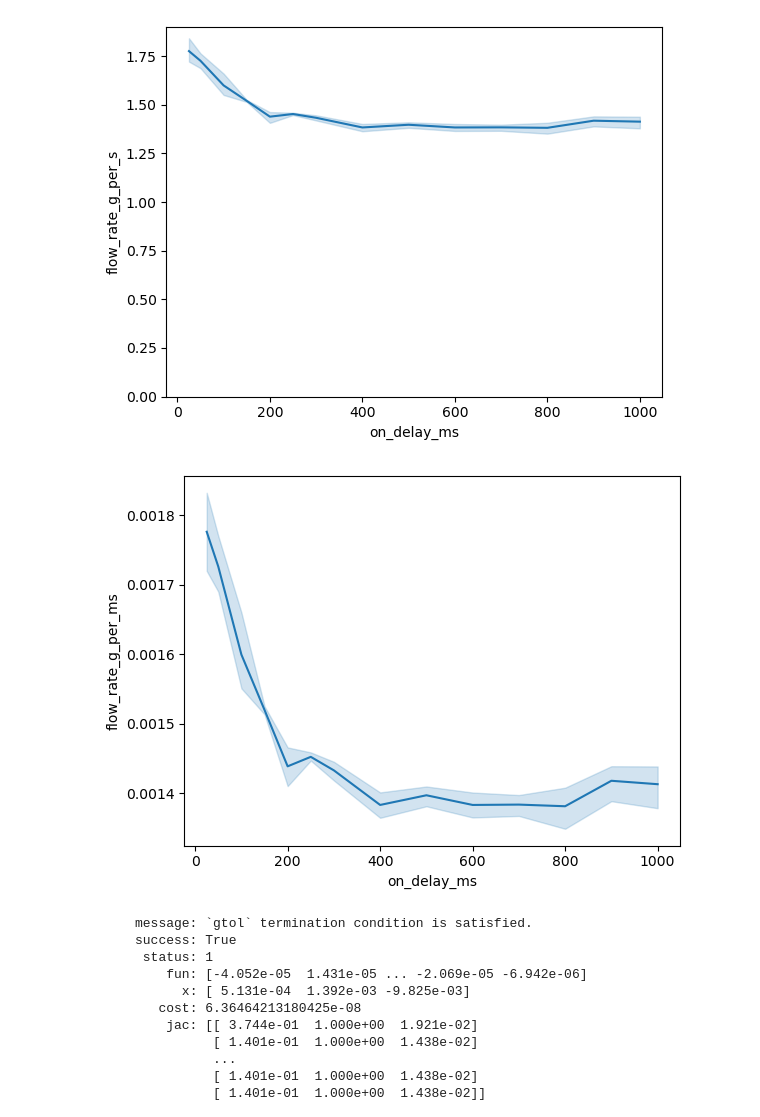
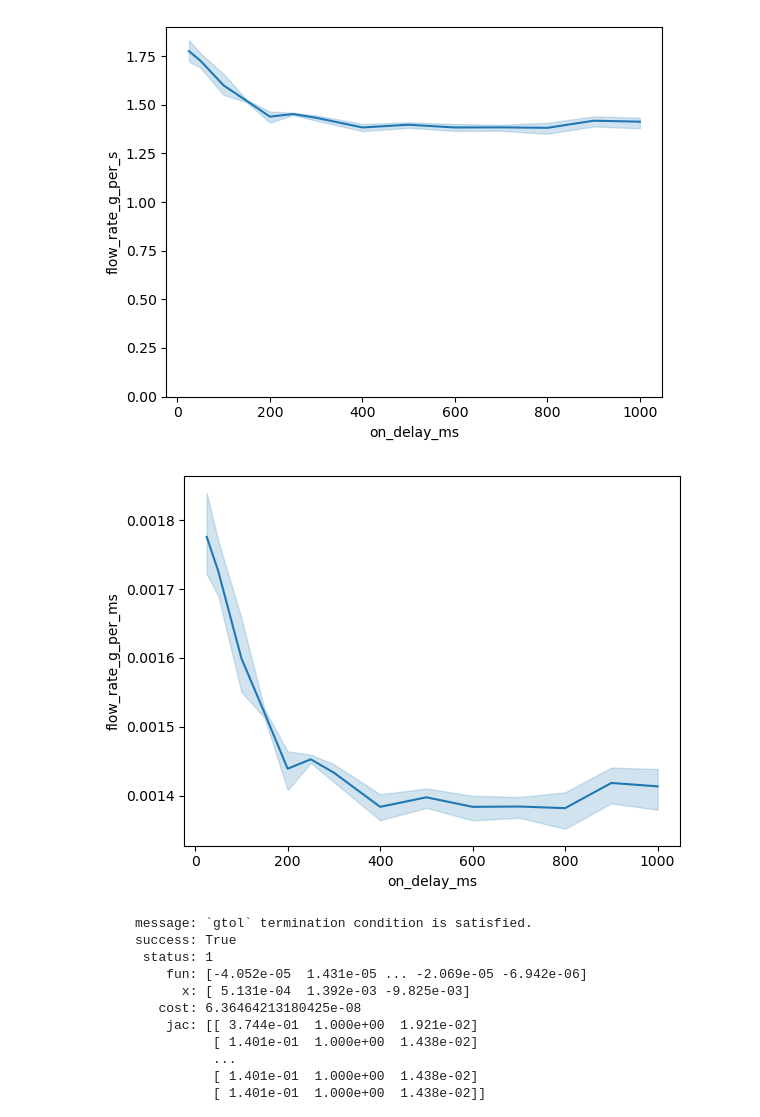
Before and after one commit to Nightingale-LZH/KSCB-Coffee, a Jupyter notebook: KSCB-PumpCalibrationData/PumpTesting.ipynb, the cells around one changed output. Saved outputs shown, nothing was run; the diff lists cells and outputs as text; code cells hidden in the pictures.

```diff
--- a/KSCB-PumpCalibrationData/PumpTesting.ipynb
+++ b/KSCB-PumpCalibrationData/PumpTesting.ipynb
@@ -78,13 +80,14 @@ plt.show()
 # %%
 plt.figure(dpi=100)
 sns.lineplot(
     df,
     x="on_delay_ms",
-    y="flow_rate_g_per_ms"
+    y="flow_rate_g_per_ms",
+    errorbar=("ci", 95)
 )
 plt.show()
 # %% [output]
-[figure, old version]
+[figure, new version]
 # %%
 XX = df["on_delay_ms"].to_numpy()
 # %%
```
Also changed, not shown: parts of 4 cells of this notebook, 1 other file.
